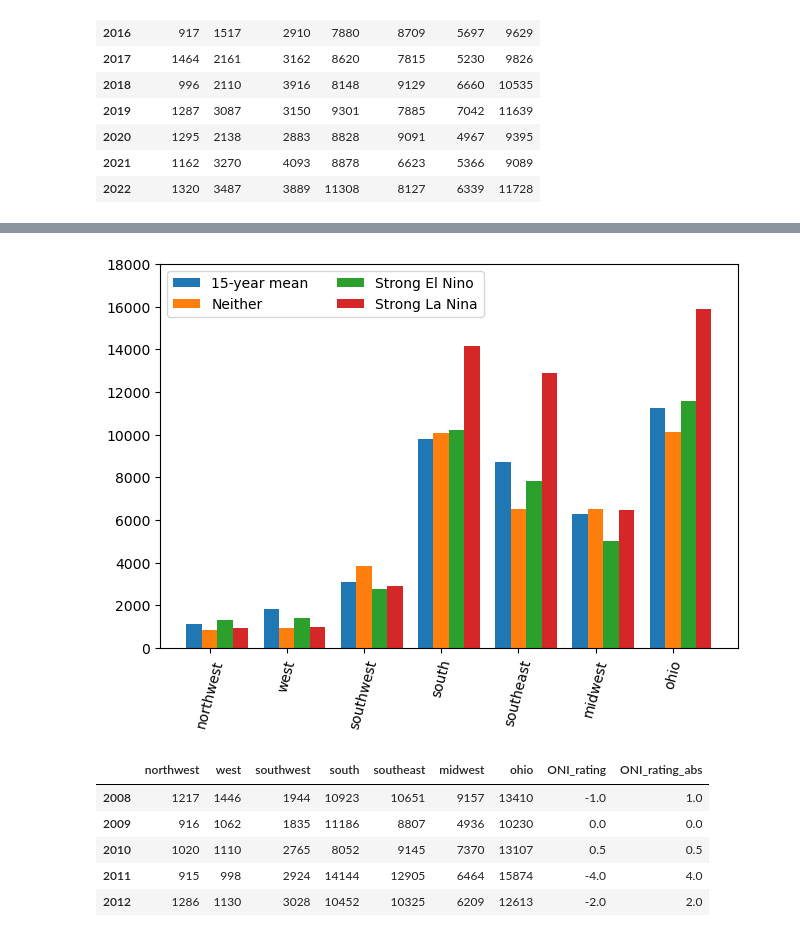
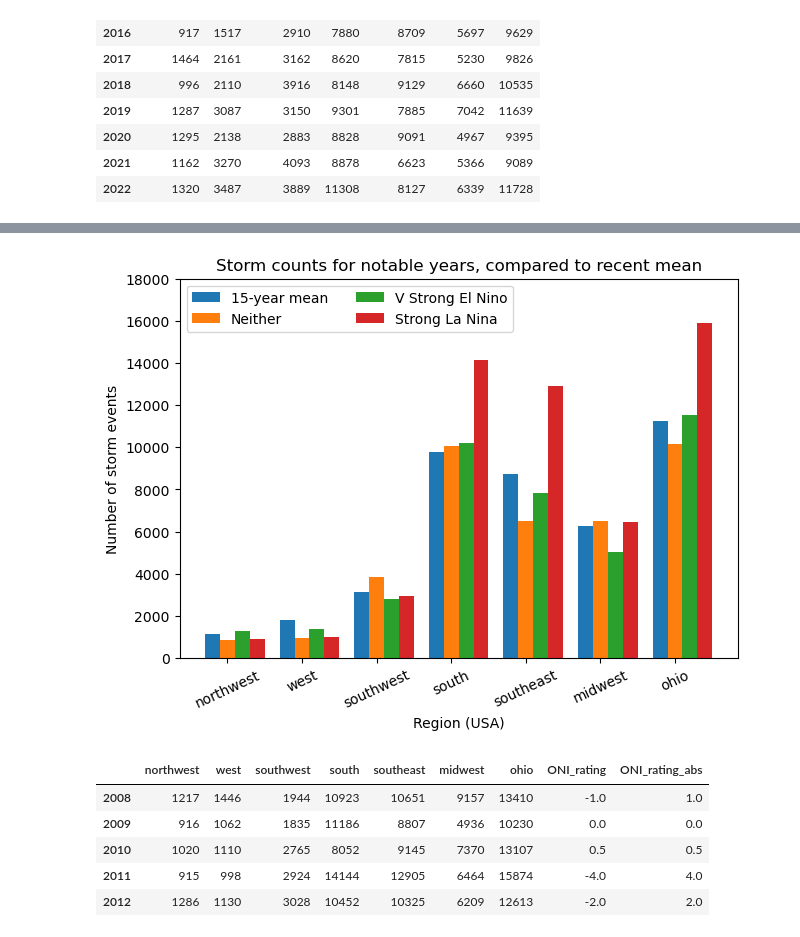
Before and after one commit to elizabethmorgan26/team1, a Jupyter notebook: nino_nina_questions.ipynb, the cells around one changed output, grey strips where cells are left out. Saved outputs shown, nothing was run; the diff lists cells and outputs as text; code cells hidden in the pictures.

Commit message:
more data, more analysis

```diff
--- a/nino_nina_questions.ipynb
+++ b/nino_nina_questions.ipynb
@@ -101,3 +100,13 @@ formatted_df
 | 2020 | 1295 | 2138 | 2883 | 8828 | 9091 | 4967 | 9395 |
 | 2021 | 1162 | 3270 | 4093 | 8878 | 6623 | 5366 | 9089 |
 | 2022 | 1320 | 3487 | 3889 | 11308 | 8127 | 6339 | 11728 |
+# %%
+aughts_data = get_dataset_range(2000, 2011)
+formatted_data = interval_counts = { 'northwest': [], 'west': [], 'southwest': [], 'south': [],
+                    'southeast': [], 'midwest': [], 'ohio': [] }
+for year in aughts_data.keys():
+    counts = single_count_events(aughts_data[year])
+    for region in regions.keys():
+        formatted_data[region].append(counts[region])
+aughts_formatted_df = pd.DataFrame(formatted_data, index = [year for year in aughts_data.keys()])
+aughts_formatted_df.head()
@@ -106,6 +122,6 @@ formatted_df
 baseline = { 'northwest': 0, 'west': 0, 'southwest': 0, 'south': 0,
                     'southeast': 0, 'midwest': 0, 'ohio': 0 }
 for region in baseline.keys():
-    baseline[region] = int(round(formatted_df[region].mean(), 0))
+    baseline[region] = int(round(aughts_formatted_df[region].mean(), 0))
 baseline
 # %% [output]
@@ -176,28 +210,31 @@ Since the chi-square value (54184.77) exceeds the critical value (12.59), the re
 # %%
-labels = ["15-year mean", "Neither", "Strong El Nino", "Strong La Nina"]
+labels = ["15-year mean", "Neither", "V Strong El Nino", "Strong La Nina"]
 sets = [baseline.values(), neither_yr_counts, v_strong_nino_yr_counts, strong_nina_yr_counts]
-regions = tuple([x for x in baseline.keys()])
+region_tup = tuple([x for x in baseline.keys()])
 counts = {}
 for i in range(len(labels)):
     counts[labels[i]] = tuple([y for y in sets[i]])
 
-x_ax = np.arange(len(regions))
+x_ax = np.arange(len(region_tup))
 width = 0.2
 mult = 0
 
 fig, ax = plt.subplots(layout="constrained")
 for set_label, region_counts in counts.items():
     offset = width * mult
     rects = ax.bar(x_ax + offset, region_counts, width, label=set_label)
     mult += 1
 
-ax.set_xticks(x_ax + width, regions)
-plt.xticks(rotation=75)
+ax.set_xticks(x_ax + width, region_tup)
+plt.xticks(rotation=25)
 ax.legend(loc='upper left', ncols=2)
+plt.xlabel("Region (USA)")
+plt.ylabel("Number of storm events")
+plt.title("Storm counts for notable years, compared to recent mean")
 ax.set_ylim(0, 18000)
 plt.show()
 # %% [output]
-[figure, old version]
+[figure, new version]
 # %%
 # data again from: https://ggweather.com/enso/oni.htm
 oni_ratings = {
```
Also changed, not shown: parts of 12 cells of this notebook, 9 other files.
